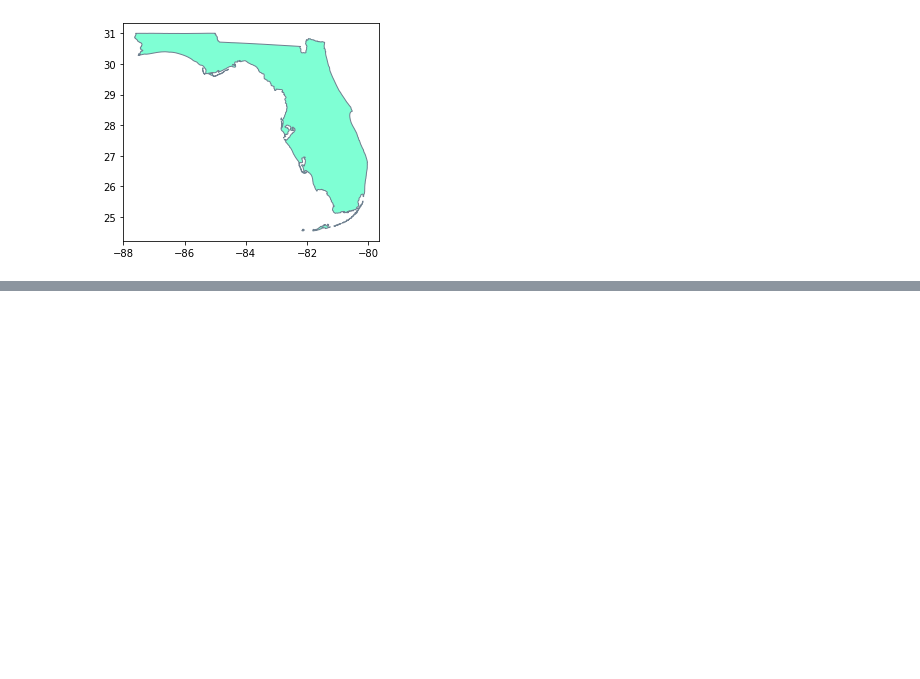
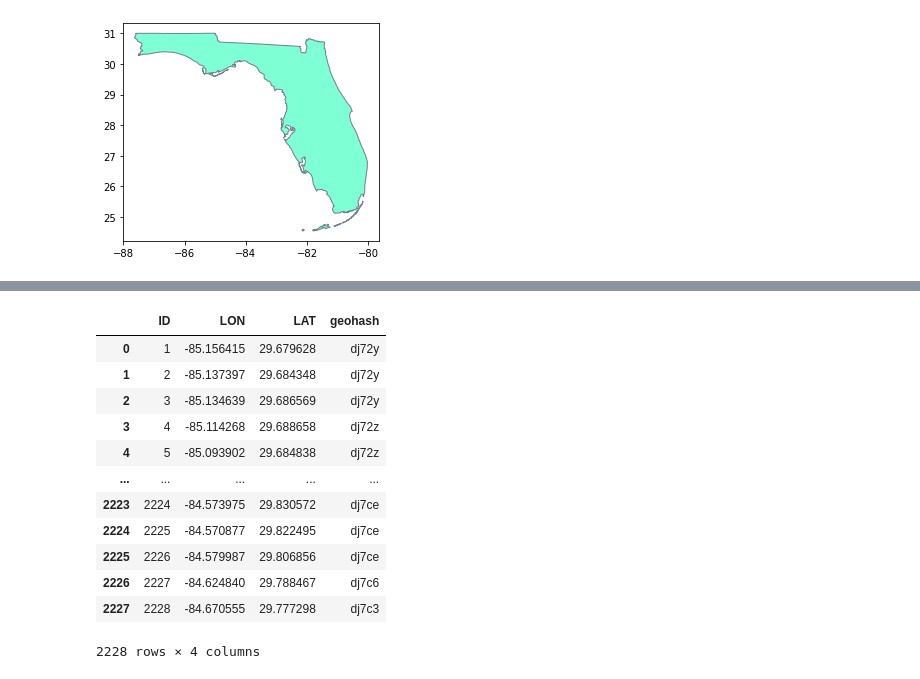
Before and after one commit to daniduce/Final-Project, a Jupyter notebook: Final_Project_Data_Analysis.ipynb, the cells around one changed output, grey strips where cells are left out. Cells and saved outputs as stored; diff of their text form; code cells hidden in the pictures; blank space fills up the shorter version.

```diff
--- a/Final_Project_Data_Analysis.ipynb
+++ b/Final_Project_Data_Analysis.ipynb
@@ -309,0 +227,19 @@ TypeError: 'int' object is not subscriptable
+# %%
+#Get Geohash data for FL boundaries
+
+df_FL['geohash']=df_FL.apply(lambda x: gh.encode(x.LAT, x.LON, precision=5), axis=1)
+df_FL
+# %% [output]
+|  | ID | LON | LAT | geohash |
+| 0 | 1 | -85.156415 | 29.679628 | dj72y |
+| 1 | 2 | -85.137397 | 29.684348 | dj72y |
+| 2 | 3 | -85.134639 | 29.686569 | dj72y |
+| 3 | 4 | -85.114268 | 29.688658 | dj72z |
+| 4 | 5 | -85.093902 | 29.684838 | dj72z |
+| ... | ... | ... | ... | ... |
+| 2223 | 2224 | -84.573975 | 29.830572 | dj7ce |
+| 2224 | 2225 | -84.570877 | 29.822495 | dj7ce |
+| 2225 | 2226 | -84.579987 | 29.806856 | dj7ce |
+| 2226 | 2227 | -84.624840 | 29.788467 | dj7c6 |
+| 2227 | 2228 | -84.670555 | 29.777298 | dj7c3 |
+2228 rows × 4 columns
```
Also changed, not shown: parts of 24 cells of this notebook, 14 other files.
